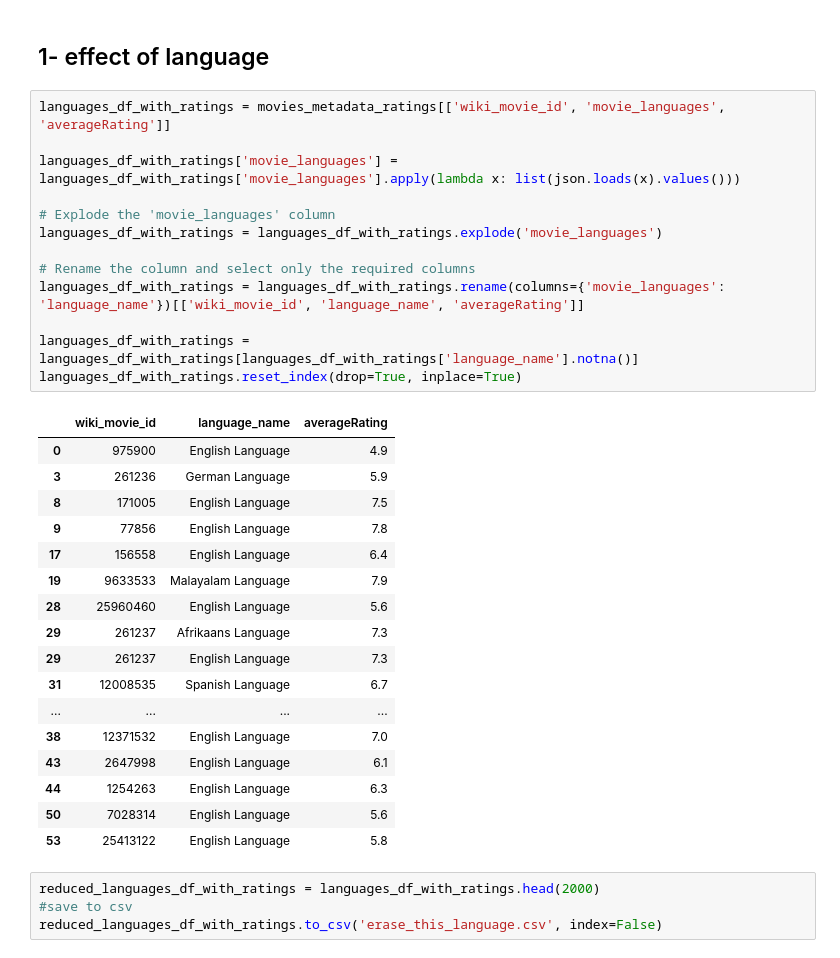
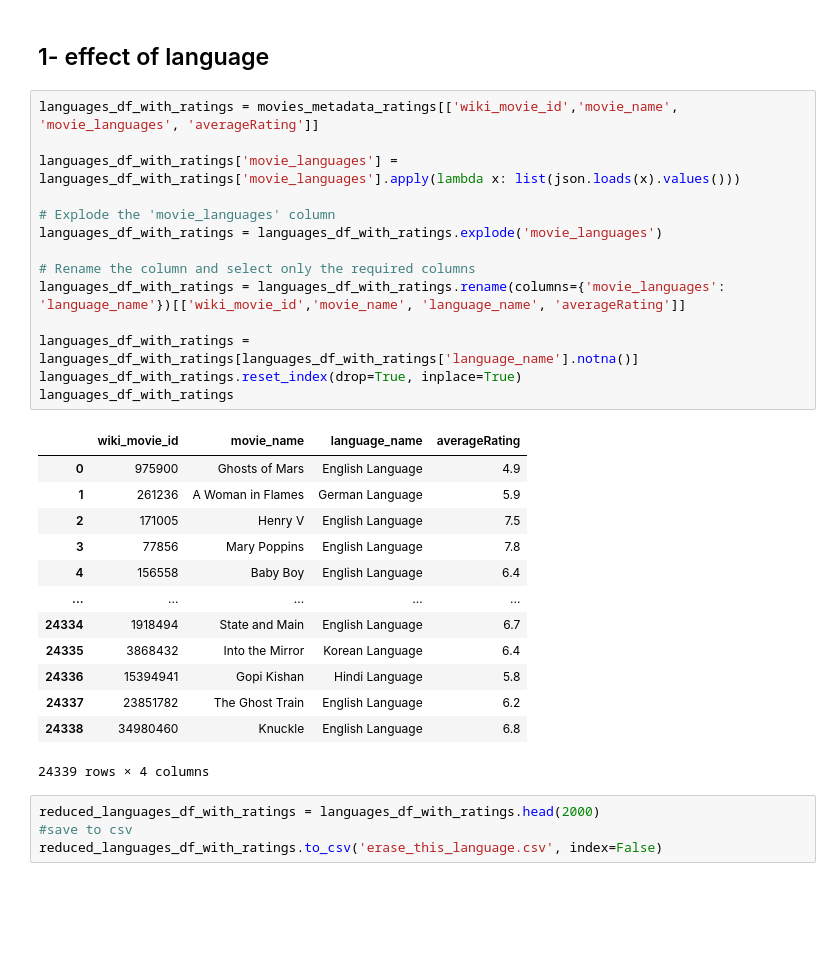
Before and after one commit to epfl-ada/ada-2023-project-adhd2023, a Jupyter notebook: milestone2.ipynb, the cells around one changed output. Cells and saved outputs as stored; diff of their text form; blank space fills up the shorter version.

```diff
--- a/milestone2.ipynb
+++ b/milestone2.ipynb
@@ -323,36 +323,33 @@ tvtropes_clusters_df.shape
 # %% [markdown]
 ## 1- effect of language
 # %%
-languages_df_with_ratings = movies_metadata_ratings[['wiki_movie_id', 'movie_languages', 'averageRating']]
+languages_df_with_ratings = movies_metadata_ratings[['wiki_movie_id','movie_name', 'movie_languages', 'averageRating']]
 
 languages_df_with_ratings['movie_languages'] = languages_df_with_ratings['movie_languages'].apply(lambda x: list(json.loads(x).values()))
 
 # Explode the 'movie_languages' column
 languages_df_with_ratings = languages_df_with_ratings.explode('movie_languages')
 
 # Rename the column and select only the required columns
-languages_df_with_ratings = languages_df_with_ratings.rename(columns={'movie_languages': 'language_name'})[['wiki_movie_id', 'language_name', 'averageRating']]
+languages_df_with_ratings = languages_df_with_ratings.rename(columns={'movie_languages': 'language_name'})[['wiki_movie_id','movie_name', 'language_name', 'averageRating']]
 
 languages_df_with_ratings = languages_df_with_ratings[languages_df_with_ratings['language_name'].notna()]
 languages_df_with_ratings.reset_index(drop=True, inplace=True)
+languages_df_with_ratings
 # %% [output]
-|  | wiki_movie_id | language_name | averageRating |
-| 0 | 975900 | English Language | 4.9 |
-| 3 | 261236 | German Language | 5.9 |
-| 8 | 171005 | English Language | 7.5 |
-| 9 | 77856 | English Language | 7.8 |
-| 17 | 156558 | English Language | 6.4 |
-| 19 | 9633533 | Malayalam Language | 7.9 |
-| 28 | 25960460 | English Language | 5.6 |
-| 29 | 261237 | Afrikaans Language | 7.3 |
-| 29 | 261237 | English Language | 7.3 |
-| 31 | 12008535 | Spanish Language | 6.7 |
-| ... | ... | ... | ... |
-| 38 | 12371532 | English Language | 7.0 |
-| 43 | 2647998 | English Language | 6.1 |
-| 44 | 1254263 | English Language | 6.3 |
-| 50 | 7028314 | English Language | 5.6 |
-| 53 | 25413122 | English Language | 5.8 |
+|  | wiki_movie_id | movie_name | language_name | averageRating |
+| 0 | 975900 | Ghosts of Mars | English Language | 4.9 |
+| 1 | 261236 | A Woman in Flames | German Language | 5.9 |
+| 2 | 171005 | Henry V | English Language | 7.5 |
+| 3 | 77856 | Mary Poppins | English Language | 7.8 |
+| 4 | 156558 | Baby Boy | English Language | 6.4 |
+| ... | ... | ... | ... | ... |
+| 24334 | 1918494 | State and Main | English Language | 6.7 |
+| 24335 | 3868432 | Into the Mirror | Korean Language | 6.4 |
+| 24336 | 15394941 | Gopi Kishan | Hindi Language | 5.8 |
+| 24337 | 23851782 | The Ghost Train | English Language | 6.2 |
+| 24338 | 34980460 | Knuckle | English Language | 6.8 |
+24339 rows × 4 columns
 # %%
 reduced_languages_df_with_ratings = languages_df_with_ratings.head(2000)
 #save to csv
```
Also changed, not shown: parts of 17 cells of this notebook, 5 other files.
